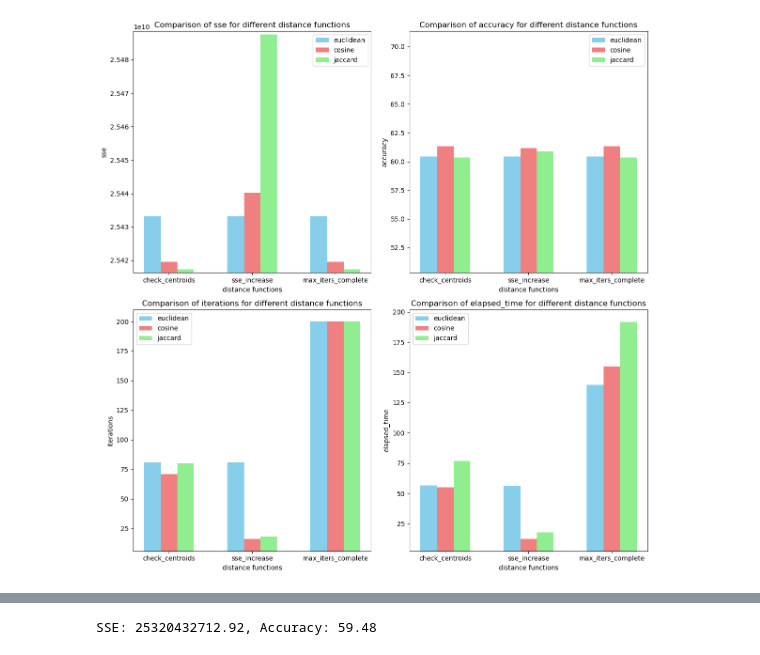
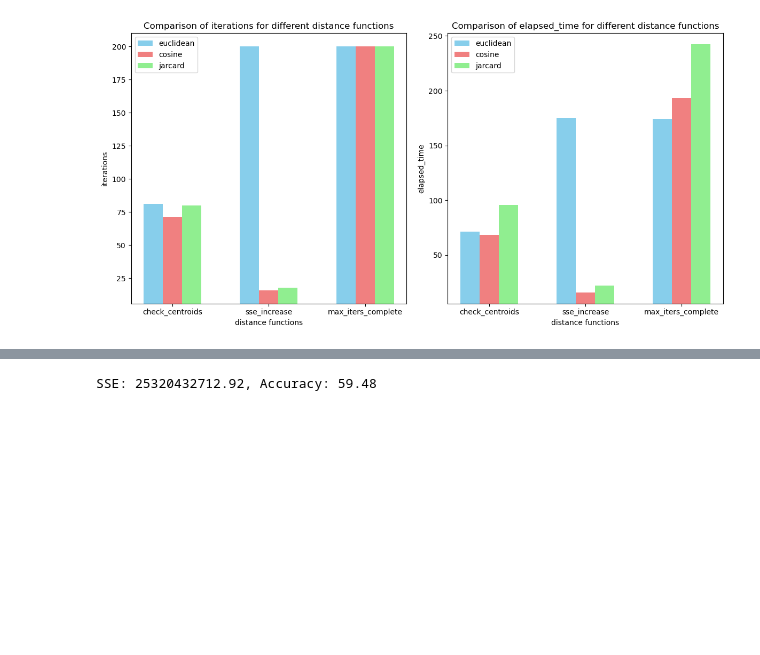
Before and after one commit to pavan-kumar-geddapu/cse572_data_mining, a Jupyter notebook: k_means_clustering/main.ipynb, the cells around one changed output, grey strips where cells are left out. Cells and saved outputs as stored; diff of their text form; code cells hidden in the pictures; blank space fills up the shorter version.

```diff
--- a/k_means_clustering/main.ipynb
+++ b/k_means_clustering/main.ipynb
@@ -24,10 +24,10 @@ def cosine_distance(x1, x2):
     cosine_distance = 1 - cosine_similarity
     return cosine_distance
 
-def jaccard_distance(x1, x2):
-    jaccard_similarity = np.sum(np.minimum(x1, x2)) / np.sum(np.maximum(x1, x2))
-    jaccard_distance = 1 - jaccard_similarity
-    return jaccard_distance
+def jarcard_distance(x1, x2):
+    jarcard_similarity = np.sum(np.minimum(x1, x2)) / np.sum(np.maximum(x1, x2))
+    jarcard_distance = 1 - jarcard_similarity
+    return jarcard_distance
 # %%
 def assign_majority_labels(labels, y, k):
     majority_labels = np.zeros(10000)
@@ -75,14 +75,14 @@ def k_means(X, centroids, distance_function=euclidean_distance, stop_criteria="m
             if np.array_equal(centroids, new_centroids):
                 break
         elif stop_criteria == "sse_increase":
-            if prev_sse <= cur_sse:
+            if prev_sse < cur_sse:
                 break
         centroids = new_centroids
     return labels, centroids, itr
 # %%
 # Question 1, 2, 3, 4
 
-distance_function_list = [euclidean_distance, cosine_distance, jaccard_distance]
+distance_function_list = [euclidean_distance, cosine_distance, jarcard_distance]
 stop_criteria_list = ["check_centroids", "sse_increase", "max_iters_complete"]
 results = {}
 
@@ -131,59 +211,35 @@ SSE: 25417331725.239452, Accuracy: 60.33, Iterations: 200, Elapsed Time: 191.909
 # %%
-fig, axes = plt.subplots(2, 2, figsize=(12, 12))
+# Q3 Plot
 
-# SSE
-axes[0, 0].bar(np.arange(len(stop_criteria_list)) - 0.2, [results["euclidean_distance"][metric]['sse'] for metric in stop_criteria_list], width=0.2, color='skyblue', label='euclidean')
-axes[0, 0].bar(np.arange(len(stop_criteria_list)) + 0, [results["cosine_distance"][metric]['sse'] for metric in stop_criteria_list], width=0.2, color='lightcoral', label='cosine')
-axes[0, 0].bar(np.arange(len(stop_criteria_list)) + 0.2, [results["jaccard_distance"][metric]['sse'] for metric in stop_criteria_list], width=0.2, color='lightgreen', label='jaccard')
-axes[0, 0].set_title('Comparison of sse for different distance functions')
-axes[0, 0].set_xlabel('distance functions')
-axes[0, 0].set_ylabel('sse')
-axes[0, 0].set_xticks(np.arange(len(stop_criteria_list)))
-axes[0, 0].set_xticklabels(stop_criteria_list)
-axes[0, 0].legend()
-axes[0, 0].set_ylim(min(min([results["euclidean_distance"][metric]['sse'] for metric in stop_criteria_list]), min([results["cosine_distance"][metric]['sse'] for metric in stop_criteria_list]), min([results["jaccard_distance"][metric]['sse'] for metric in stop_criteria_list])) - 1000000, \
-                 max(max([results["euclidean_distance"][metric]['sse'] for metric in stop_criteria_list]), max([results["cosine_distance"][metric]['sse'] for metric in stop_criteria_list]), max([results["jaccard_distance"][metric]['sse'] for metric in stop_criteria_list])) + 1000000)
-
-# Accuracy
-axes[0, 1].bar(np.arange(len(stop_criteria_list)) - 0.2, [results["euclidean_distance"][metric]['accuracy'] for metric in stop_criteria_list], width=0.2, color='skyblue', label='euclidean')
-axes[0, 1].bar(np.arange(len(stop_criteria_list)) + 0, [results["cosine_distance"][metric]['accuracy'] for metric in stop_criteria_list], width=0.2, color='lightcoral', label='cosine')
-axes[0, 1].bar(np.arange(len(stop_criteria_list)) + 0.2, [results["jaccard_distance"][metric]['accuracy'] for metric in stop_criteria_list], width=0.2, color='lightgreen', label='jaccard')
-axes[0, 1].set_title('Comparison of accuracy for different distance functions')
-axes[0, 1].set_xlabel('distance functions')
-axes[0, 1].set_ylabel('accuracy')
-axes[0, 1].set_xticks(np.arange(len(stop_criteria_list)))
-axes[0, 1].set_xticklabels(stop_criteria_list)
-axes[0, 1].legend()
-axes[0, 1].set_ylim(min(min([results["euclidean_distance"][metric]['accuracy'] for metric in stop_criteria_list]), min([results["cosine_distance"][metric]['accuracy'] for metric in stop_criteria_list]), min([results["jaccard_distance"][metric]['accuracy'] for metric in stop_criteria_list])) - 10, \
-                 max(max([results["euclidean_distance"][metric]['accuracy'] for metric in stop_criteria_list]), max([results["cosine_distance"][metric]['accuracy'] for metric in stop_criteria_list]), max([results["jaccard_distance"][metric]['accuracy'] for metric in stop_criteria_list])) + 10)
+fig, axes = plt.subplots(1, 2, figsize=(12, 6))
 
 # Iterations
-axes[1, 0].bar(np.arange(len(stop_criteria_list)) - 0.2, [results["euclidean_distance"][metric]['iterations'] for metric in stop_criteria_list], width=0.2, color='skyblue', label='euclidean')
-axes[1, 0].bar(np.arange(len(stop_criteria_list)) + 0, [results["cosine_distance"][metric]['iterations'] for metric in stop_criteria_list], width=0.2, color='lightcoral', label='cosine')
-axes[1, 0].bar(np.arange(len(stop_criteria_list)) + 0.2, [results["jaccard_distance"][metric]['iterations'] for metric in stop_criteria_list], width=0.2, color='lightgreen', label='jaccard')
-axes[1, 0].set_title('Comparison of iterations for different distance functions')
-axes[1, 0].set_xlabel('distance functions')
-axes[1, 0].set_ylabel('iterations')
-axes[1, 0].set_xticks(np.arange(len(stop_criteria_list)))
-axes[1, 0].set_xticklabels(stop_criteria_list)
-axes[1, 0].legend()
-axes[1, 0].set_ylim(min(min([results["euclidean_distance"][metric]['iterations'] for metric in stop_criteria_list]), min([results["cosine_distance"][metric]['iterations'] for metric in stop_criteria_list]), min([results["jaccard_distance"][metric]['iterations'] for metric in stop_criteria_list])) - 10, \
-                 max(max([results["euclidean_distance"][metric]['iterations'] for metric in stop_criteria_list]), max([results["cosine_distance"][metric]['iterations'] for metric in stop_criteria_list]), max([results["jaccard_distance"][metric]['iterations'] for metric in stop_criteria_list])) + 10)
+axes[0].bar(np.arange(len(stop_criteria_list)) - 0.2, [results["euclidean_distance"][metric]['iterations'] for metric in stop_criteria_list], width=0.2, color='skyblue', label='euclidean')
+axes[0].bar(np.arange(len(stop_criteria_list)) + 0, [results["cosine_distance"][metric]['iterations'] for metric in stop_criteria_list], width=0.2, color='lightcoral', label='cosine')
+axes[0].bar(np.arange(len(stop_criteria_list)) + 0.2, [results["jarcard_distance"][metric]['iterations'] for metric in stop_criteria_list], width=0.2, color='lightgreen', label='jarcard')
+axes[0].set_title('Comparison of iterations for different distance functions')
+axes[0].set_xlabel('distance functions')
+axes[0].set_ylabel('iterations')
+axes[0].set_xticks(np.arange(len(stop_criteria_list)))
+axes[0].set_xticklabels(stop_criteria_list)
+axes[0].legend()
+axes[0].set_ylim(min(min([results["euclidean_distance"][metric]['iterations'] for metric in stop_criteria_list]), min([results["cosine_distance"][metric]['iterations'] for metric in stop_criteria_list]), min([results["jarcard_distance"][metric]['iterations'] for metric in stop_criteria_list])) - 10, \
+                 max(max([results["euclidean_distance"][metric]['iterations'] for metric in stop_criteria_list]), max([results["cosine_distance"][metric]['iterations'] for metric in stop_criteria_list]), max([results["jarcard_distance"][metric]['iterations'] for metric in stop_criteria_list])) + 10)
 
 # Elapsed Time
-axes[1, 1].bar(np.arange(len(stop_criteria_list)) - 0.2, [results["euclidean_distance"][metric]['elapsed_time'] for metric in stop_criteria_list], width=0.2, color='skyblue', label='euclidean')
-axes[1, 1].bar(np.arange(len(stop_criteria_list)) + 0, [results["cosine_distance"][metric]['elapsed_time'] for metric in stop_criteria_list], width=0.2, color='lightcoral', label='cosine')
-axes[1, 1].bar(np.arange(len(stop_criteria_list)) + 0.2, [results["jaccard_distance"][metric]['elapsed_time'] for metric in stop_criteria_list], width=0.2, color='lightgreen', label='jaccard')
-axes[1, 1].set_title('Comparison of elapsed_time for different distance functions')
-axes[1, 1].set_xlabel('distance functions')
-axes[1, 1].set_ylabel('elapsed_time')
-axes[1, 1].set_xticks(np.arange(len(stop_criteria_list)))
-axes[1, 1].set_xticklabels(stop_criteria_list)
-axes[1, 1].legend()
-axes[1, 1].set_ylim(min(min([results["euclidean_distance"][metric]['elapsed_time'] for metric in stop_criteria_list]), min([results["cosine_distance"][metric]['elapsed_time'] for metric in stop_criteria_list]), min([results["jaccard_distance"][metric]['elapsed_time'] for metric in stop_criteria_list])) - 10, \
-                 max(max([results["euclidean_distance"][metric]['elapsed_time'] for metric in stop_criteria_list]), max([results["cosine_distance"][metric]['elapsed_time'] for metric in stop_criteria_list]), max([results["jaccard_distance"][metric]['elapsed_time'] for metric in stop_criteria_list])) + 10)
+axes[1].bar(np.arange(len(stop_criteria_list)) - 0.2, [results["euclidean_distance"][metric]['elapsed_time'] for metric in stop_criteria_list], width=0.2, color='skyblue', label='euclidean')
+axes[1].bar(np.arange(len(stop_criteria_list)) + 0, [results["cosine_distance"][metric]['elapsed_time'] for metric in stop_criteria_list], width=0.2, color='lightcoral', label='cosine')
+axes[1].bar(np.arange(len(stop_criteria_list)) + 0.2, [results["jarcard_distance"][metric]['elapsed_time'] for metric in stop_criteria_list], width=0.2, color='lightgreen', label='jarcard')
+axes[1].set_title('Comparison of elapsed_time for different distance functions')
+axes[1].set_xlabel('distance functions')
+axes[1].set_ylabel('elapsed_time')
+axes[1].set_xticks(np.arange(len(stop_criteria_list)))
+axes[1].set_xticklabels(stop_criteria_list)
+axes[1].legend()
+axes[1].set_ylim(min(min([results["euclidean_distance"][metric]['elapsed_time'] for metric in stop_criteria_list]), min([results["cosine_distance"][metric]['elapsed_time'] for metric in stop_criteria_list]), min([results["jarcard_distance"][metric]['elapsed_time'] for metric in stop_criteria_list])) - 10, \
+                 max(max([results["euclidean_distance"][metric]['elapsed_time'] for metric in stop_criteria_list]), max([results["cosine_distance"][metric]['elapsed_time'] for metric in stop_criteria_list]), max([results["jarcard_distance"][metric]['elapsed_time'] for metric in stop_criteria_list])) + 10)
 
 plt.tight_layout()
 plt.show()
 # %% [output]
-[figure, old version]
+[figure, new version]
```
Also changed, not shown: parts of 8 cells of this notebook.
